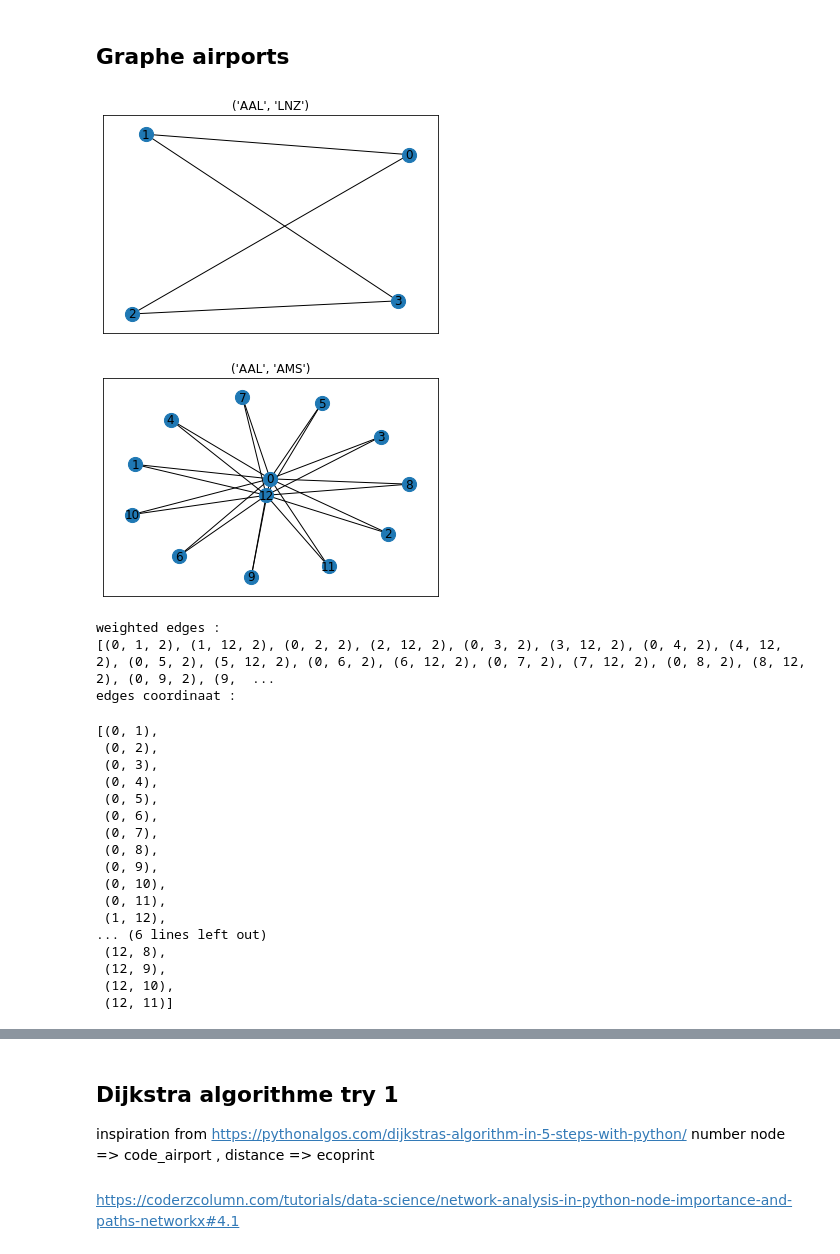
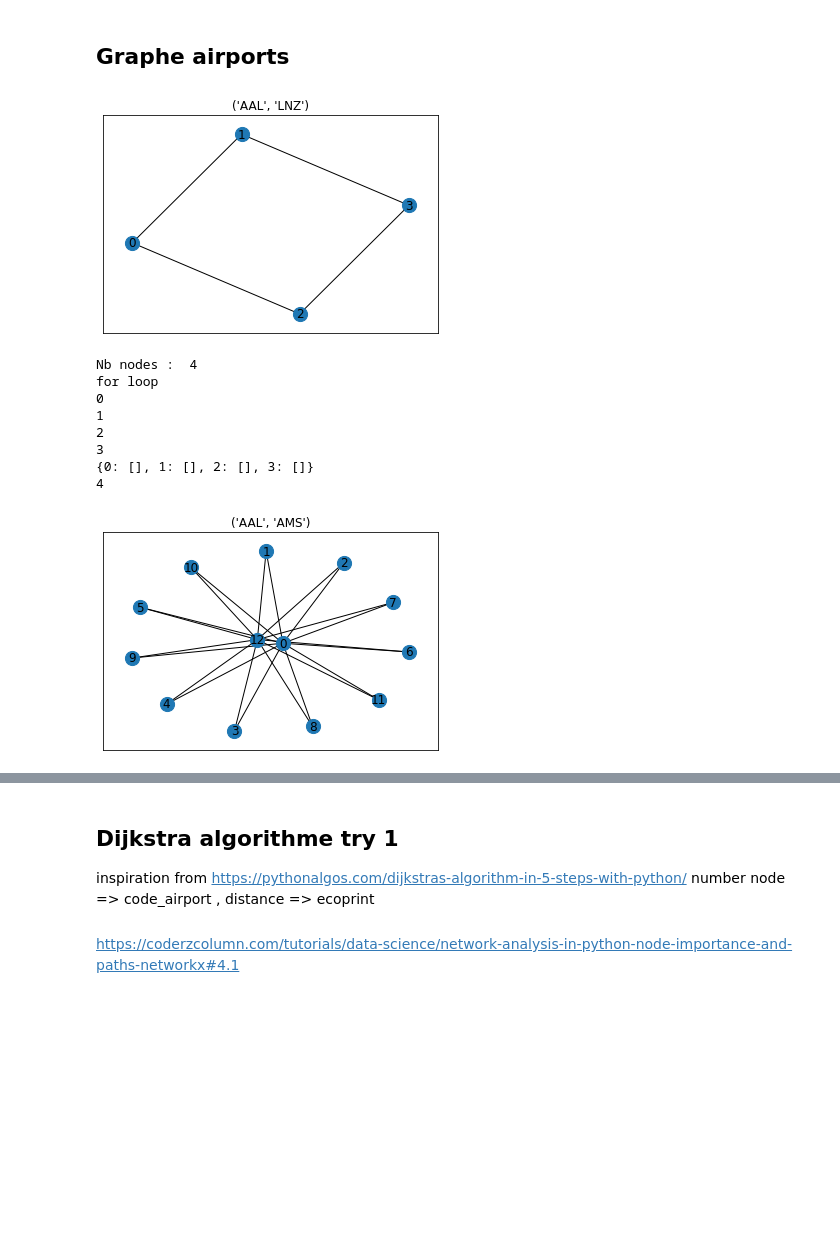
Before and after one commit to annevogel13/lifradaravion, a Jupyter notebook: NotebooksAnne/correspondance(1).ipynb, the cells around one changed output, grey strips where cells are left out. Cells and saved outputs as stored; diff of their text form; code cells hidden in the pictures; blank space fills up the shorter version.

```diff
--- a/NotebooksAnne/correspondance(1).ipynb
+++ b/NotebooksAnne/correspondance(1).ipynb
@@ -134,13 +109,21 @@ plt.show()
 def creation_edges(listConnections, graphe, listReference, code1, code2, returnListEdges):
     # dans le listReference les airport recois un index qui corresponds au identifiant de graphe
 
-    listReference.append(code1); #  airport de depart
+    # pour gerer les correspondances
+    if listReference.count(code1) == 0:
+        listReference.append(code1); #  airport de depart
+    else: print( "CODE1")
+
     index1 = listReference.index(code1);
 
     for i in listConnections :
-        listReference.append(i)
+        if listReference.count(i) == 0 :
+            listReference.append(i)
 
-    listReference.append(code2); # fin list => airport de  arrivee
+    if listReference.count(code2) == 0:
+        listReference.append(code2); # fin list => airport de  arrivee
+    else: print("CODE2")
+
     index2 = listReference.index(code2)
 
     listEdges = []
@@ -148,11 +131,12 @@ def creation_edges(listConnections, graphe, listReference, code1, code2, returnL
         weight = 2 # TODO doit etre remplacee par CO2
 
         indextmp = listReference.index(i)
-        listEdges.append((index1, indextmp , weight))
-        listEdges.append((indextmp,index2, weight))
+        listEdges.append((index1,indextmp ,weight))
+        listEdges.append((indextmp,index2 ,weight))
 
     graphe.add_weighted_edges_from(listEdges)
     returnListEdges.extend(listEdges)
+
     return listReference
 # %%
 def dessiner_graphe(nom_graphe, code1, code2):
@@ -169,47 +177,38 @@ def dessiner_graphe(nom_graphe, code1, code2):
 # %%
 # werkt voor 'AAL' naar 'LNZ'
-list1 = correspondance_1airport_int('AAL', 'LNZ')
 graphe_test = nx.Graph()
 zz = []
-creation_edges(list1, graphe_test, [], 'AAL', 'LNZ', zz)
+rz = creation_edges(correspondance_1airport_int('AAL', 'LNZ'), graphe_test, [], 'AAL', 'LNZ', zz)
 dessiner_graphe(graphe_test, 'AAL', 'LNZ')
 # %% [output]
-[figure, old version]
+[figure, new version]
+# %%
+conversion(zz, graphe_test) # check
+print(len(rz))
+# %% [output]
+Nb nodes :  4
+for loop
+0
+1
+2
+3
+{0: [], 1: [], 2: [], 3: []}
+4
 # %%
 # test 2 'LYS' 'AMS'
 graphe_test2 = nx.Graph()
 rList = []
 rr = creation_edges(correspondance_1airport_int('AAL', 'AMS'), graphe_test2, [], 'AAL', 'AMS', rList)
 
 dessiner_graphe(graphe_test2,'AAL', 'AMS')
 
 # all the edges
-print("weighted edges : ")
-print(rList)
-print("edges coordinaat : ")
-conversion_test = [e for e in graphe_test2.edges] # list of edges
-[e for e in graphe_test2.edges] # list of nodes
+#print("weighted edges : ")
+#print(rList)
+#print("edges coordinaat : ")
+#conversion_test = [e for e in graphe_test2.edges] # list of edges
+#[e for e in graphe_test2.edges] # list of nodes
 #graphe_test2.number_of_edges() # number of edges
 #graphe_test2.number_of_nodes() # number of edges
 # %% [output]
-[figure, old version]
+[figure, new version]
-weighted edges :
-[(0, 1, 2), (1, 12, 2), (0, 2, 2), (2, 12, 2), (0, 3, 2), (3, 12, 2), (0, 4, 2), (4, 12, 2), (0, 5, 2), (5, 12, 2), (0, 6, 2), (6, 12, 2), (0, 7, 2), (7, 12, 2), (0, 8, 2), (8, 12, 2), (0, 9, 2), (9,  ...
-edges coordinaat :
-[(0, 1),
- (0, 2),
- (0, 3),
- (0, 4),
- (0, 5),
- (0, 6),
- (0, 7),
- (0, 8),
- (0, 9),
- (0, 10),
- (0, 11),
- (1, 12),
-... (6 lines left out)
- (12, 8),
- (12, 9),
- (12, 10),
- (12, 11)]
```
Also changed, not shown: parts of 14 cells of this notebook.
